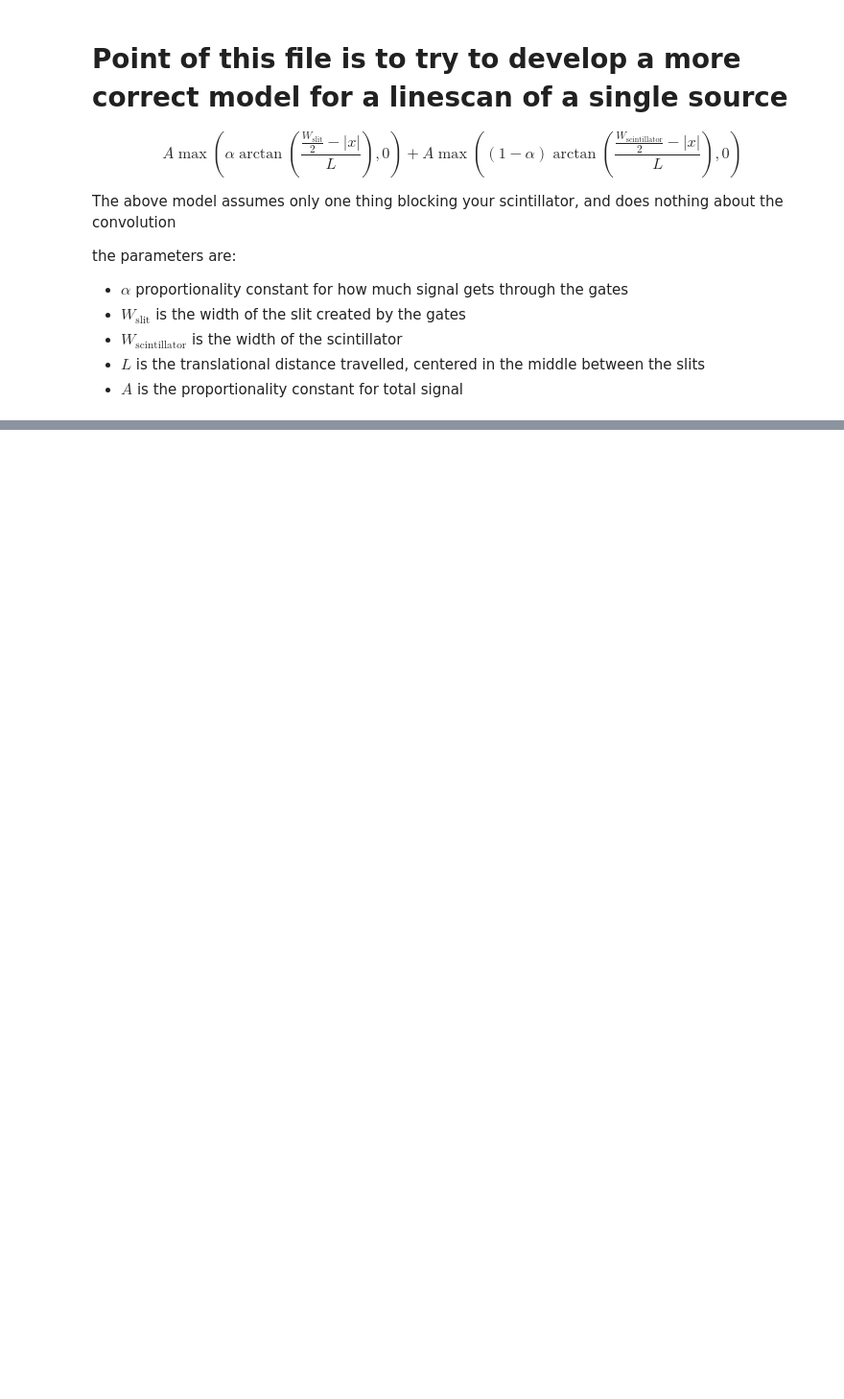
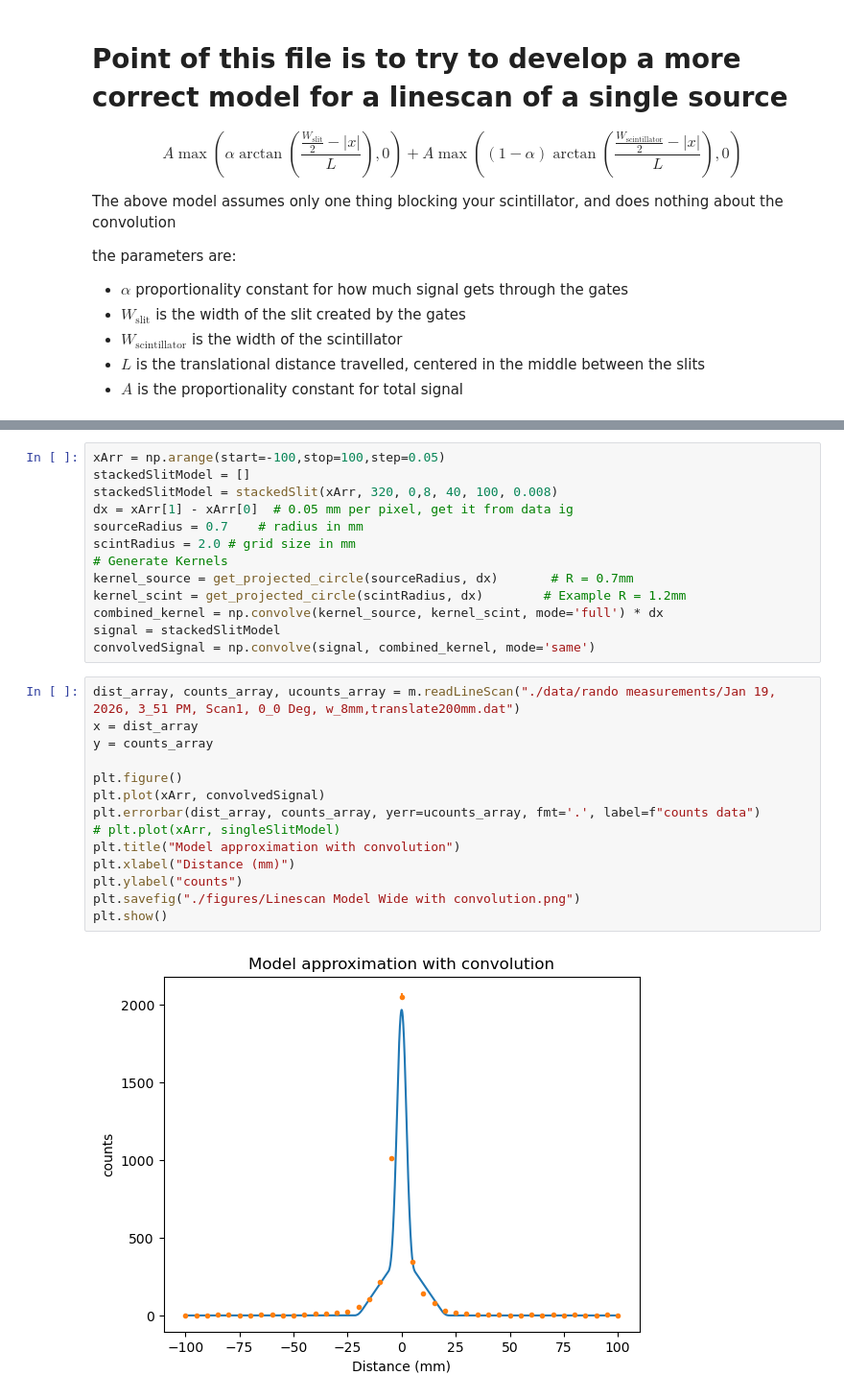
Before and after one commit to MarkZhit/PHYS409-PET, a Jupyter notebook: ModelDefinition.ipynb, the cells around one changed output, grey strips where cells are left out. Shown at 96% size. Drawn from its saved outputs; the diff is of its cells as text; blank space fills up the shorter version.

```diff
--- a/ModelDefinition.ipynb
+++ b/ModelDefinition.ipynb
@@ -41,0 +114,29 @@ plt.show()
+# %%
+xArr = np.arange(start=-100,stop=100,step=0.05)
+stackedSlitModel = []
+stackedSlitModel = stackedSlit(xArr, 320, 0,8, 40, 100, 0.008)
+dx = xArr[1] - xArr[0]  # 0.05 mm per pixel, get it from data ig
+sourceRadius = 0.7    # radius in mm
+scintRadius = 2.0 # grid size in mm
+# Generate Kernels
+kernel_source = get_projected_circle(sourceRadius, dx)       # R = 0.7mm
+kernel_scint = get_projected_circle(scintRadius, dx)        # Example R = 1.2mm
+combined_kernel = np.convolve(kernel_source, kernel_scint, mode='full') * dx
+signal = stackedSlitModel
+convolvedSignal = np.convolve(signal, combined_kernel, mode='same')
+# %%
+dist_array, counts_array, ucounts_array = m.readLineScan("./data/rando measurements/Jan 19, 2026, 3_51 PM, Scan1, 0_0 Deg, w_8mm,translate200mm.dat")
+x = dist_array
+y = counts_array
+
+plt.figure()
+plt.plot(xArr, convolvedSignal)
+plt.errorbar(dist_array, counts_array, yerr=ucounts_array, fmt='.', label=f"counts data")
+# plt.plot(xArr, singleSlitModel)
+plt.title("Model approximation with convolution")
+plt.xlabel("Distance (mm)")
+plt.ylabel("counts")
+plt.savefig("./figures/Linescan Model Wide with convolution.png")
+plt.show()
+# %% [output]
+[figure, added]
```
Also changed, not shown: parts of 8 cells of this notebook, 3 other files.
